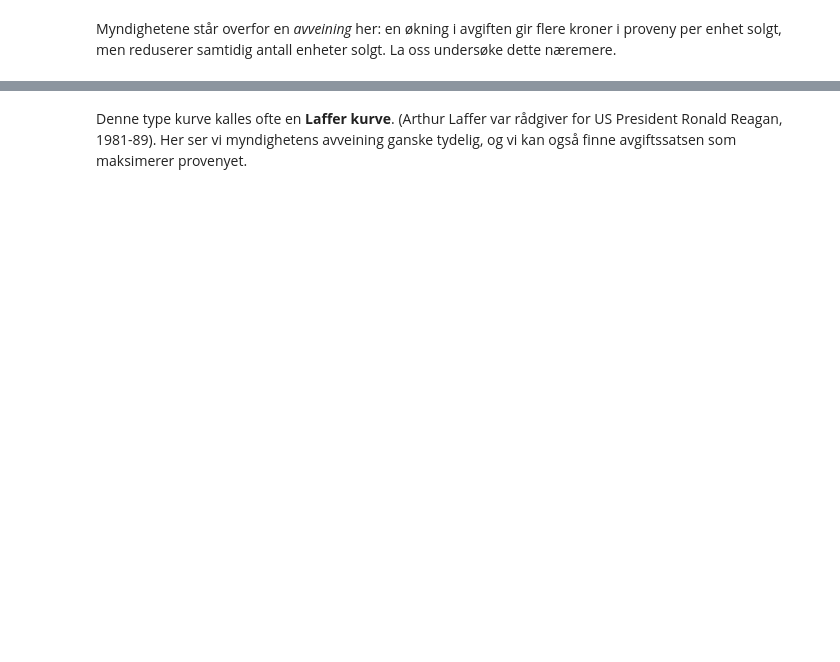
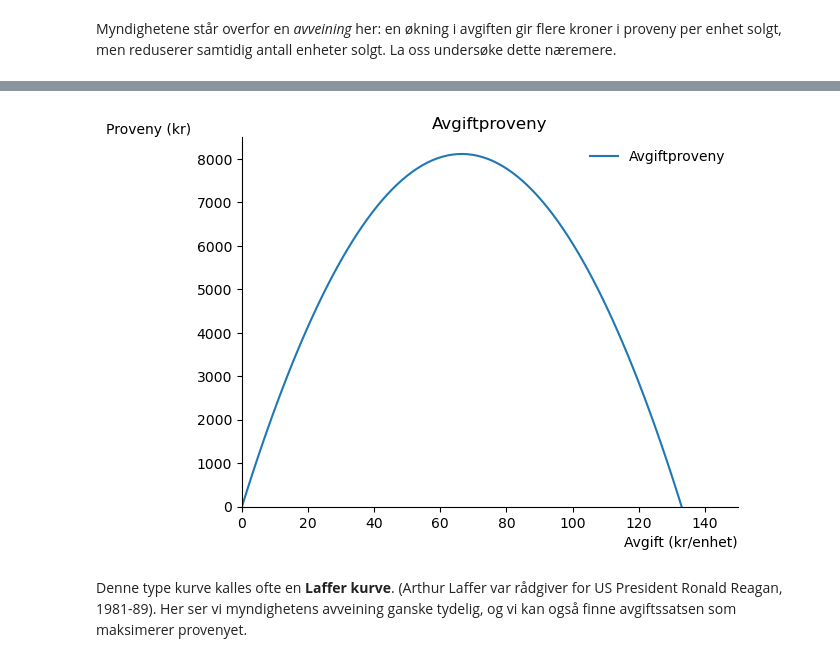
Before and after one commit to uit-sok-1006-v25/sok_1006_notater_v25, a Jupyter notebook: notater forelesning 5.ipynb, the cells around one changed output, grey strips where cells are left out. Cells and saved outputs as stored; diff of their text form; code cells hidden in the pictures; blank space fills up the shorter version.

```diff
--- a/notater forelesning 5.ipynb
+++ b/notater forelesning 5.ipynb
@@ -263,24 +290,26 @@ avgiftprov(t)
 # %%
 fig,ax=plt.subplots()
 
-ax.set_ylabel('Proveny (kr)', loc = 'top')
+ax.set_ylabel('Proveny (kr)', loc = 'top', rotation = 0)
 ax.set_xlabel('Avgift (kr/enhet)', loc= 'right')
 
 ax.spines['top'].set_color('none')
 ax.spines['right'].set_color('none')
 
 ax.plot(t_num, avgiftprov(t_num),label='Avgiftproveny')
 
 
 
 #legend:
 ax.legend(loc='best', frameon=False)
 
 #title
 ax.set_title ('Avgiftproveny')
 
 ax.set_xlim(0,150)
 ax.set_ylim(0,8500);
+# %% [output]
+[figure, added]
 # %% [markdown]
 Denne type kurve kalles ofte en **Laffer kurve**. (Arthur Laffer var rådgiver for US President Ronald Reagan, 1981-89). Her ser vi myndighetens avveining ganske tydelig, og vi kan også finne avgiftssatsen som maksimerer provenyet.
 # %%
```
Also changed, not shown: parts of 19 cells of this notebook.
